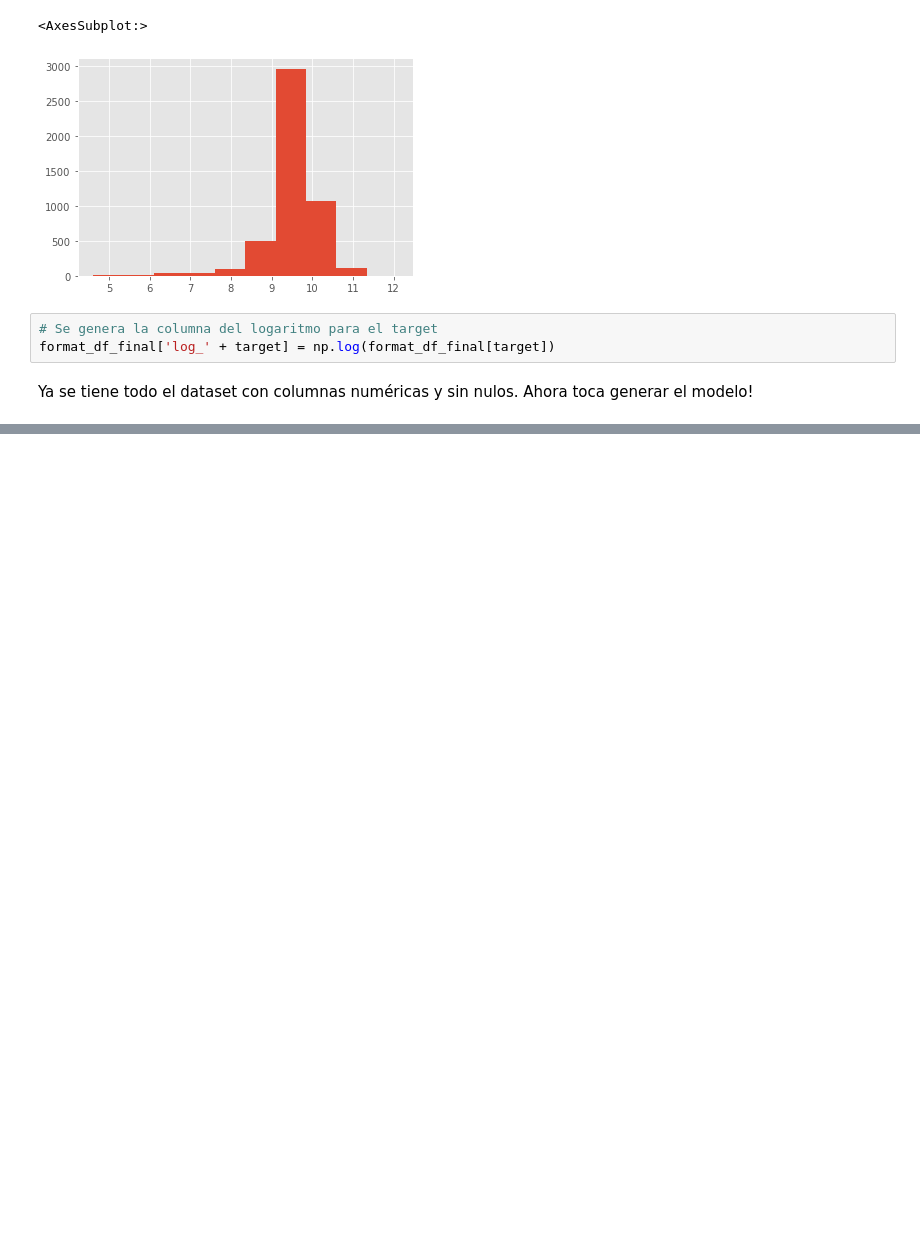
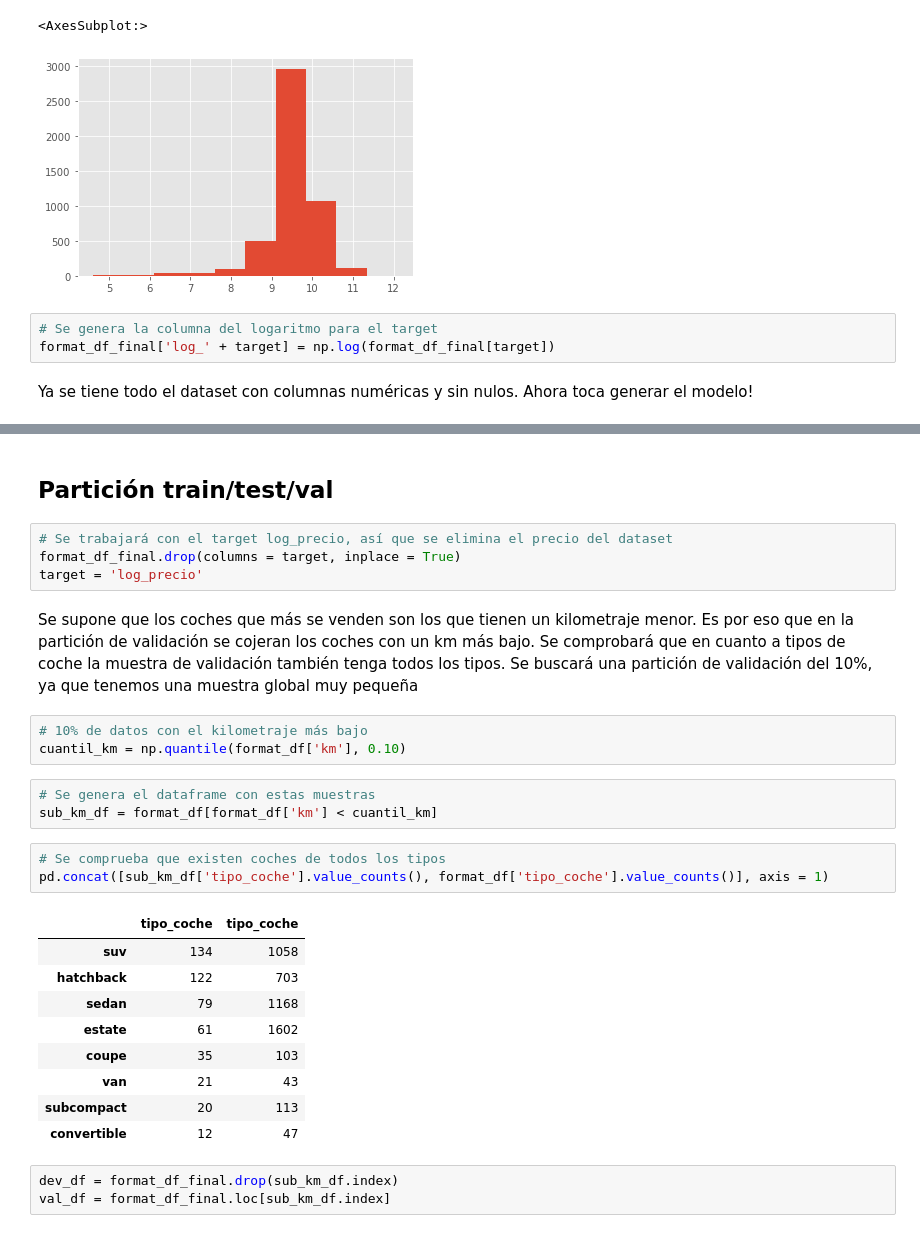
Before and after one commit to Rodrixx05/bmw-pricing, a Jupyter notebook: bmw_pricing_project.ipynb, the cells around one changed output, grey strips where cells are left out. Cells and saved outputs as stored; diff of their text form; blank space fills up the shorter version.

Commit message:
Se genera partición train/test/val

```diff
--- a/bmw_pricing_project.ipynb
+++ b/bmw_pricing_project.ipynb
@@ -1229,0 +1234,30 @@ Ya se tiene todo el dataset con columnas numéricas y sin nulos. Ahora toca gene
+# %% [markdown]
+## Partición train/test/val
+# %%
+# Se trabajará con el target log_precio, así que se elimina el precio del dataset
+format_df_final.drop(columns = target, inplace = True)
+target = 'log_precio'
+# %% [markdown]
+Se supone que los coches que más se venden son los que tienen un kilometraje menor. Es por eso que en la partición de validación se cojeran los coches con un km más bajo. Se comprobará que en cuanto a tipos de coche la muestra de validación también tenga todos los tipos. Se buscará una partición de validación del 10%, ya que tenemos una muestra global muy pequeña
+# %%
+# 10% de datos con el kilometraje más bajo
+cuantil_km = np.quantile(format_df['km'], 0.10)
+# %%
+# Se genera el dataframe con estas muestras
+sub_km_df = format_df[format_df['km'] < cuantil_km]
+# %%
+# Se comprueba que existen coches de todos los tipos
+pd.concat([sub_km_df['tipo_coche'].value_counts(), format_df['tipo_coche'].value_counts()], axis = 1)
+# %% [output]
+|  | tipo_coche | tipo_coche |
+| suv | 134 | 1058 |
+| hatchback | 122 | 703 |
+| sedan | 79 | 1168 |
+| estate | 61 | 1602 |
+| coupe | 35 | 103 |
+| van | 21 | 43 |
+| subcompact | 20 | 113 |
+| convertible | 12 | 47 |
+# %%
+dev_df = format_df_final.drop(sub_km_df.index)
+val_df = format_df_final.loc[sub_km_df.index]
```
Also changed, not shown: parts of 18 cells of this notebook.
